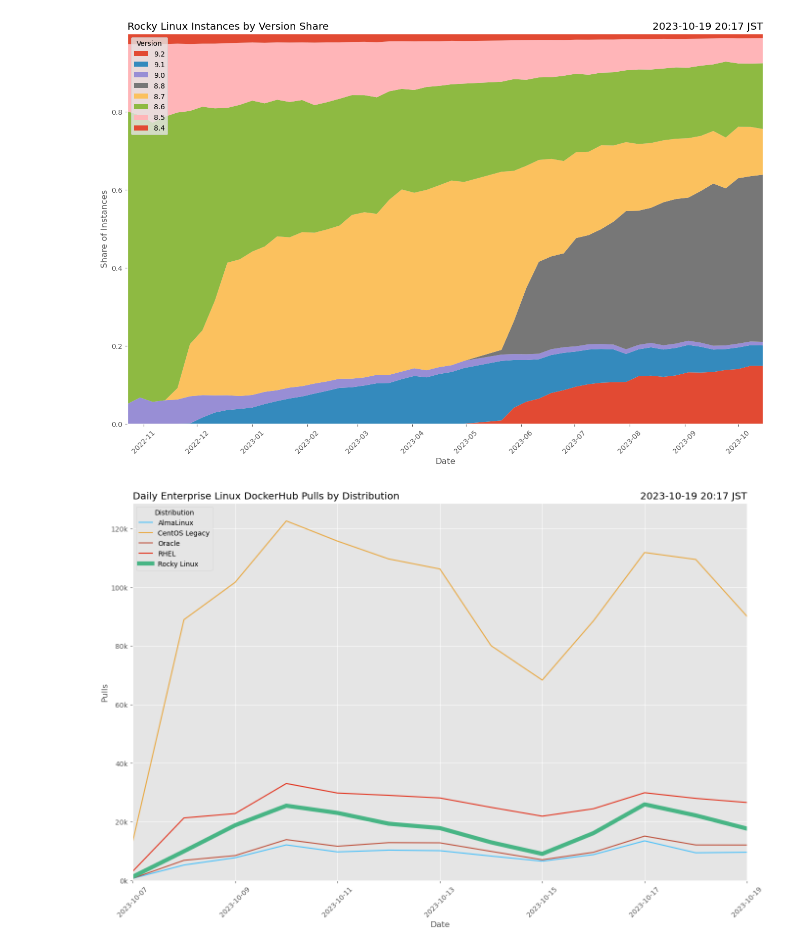
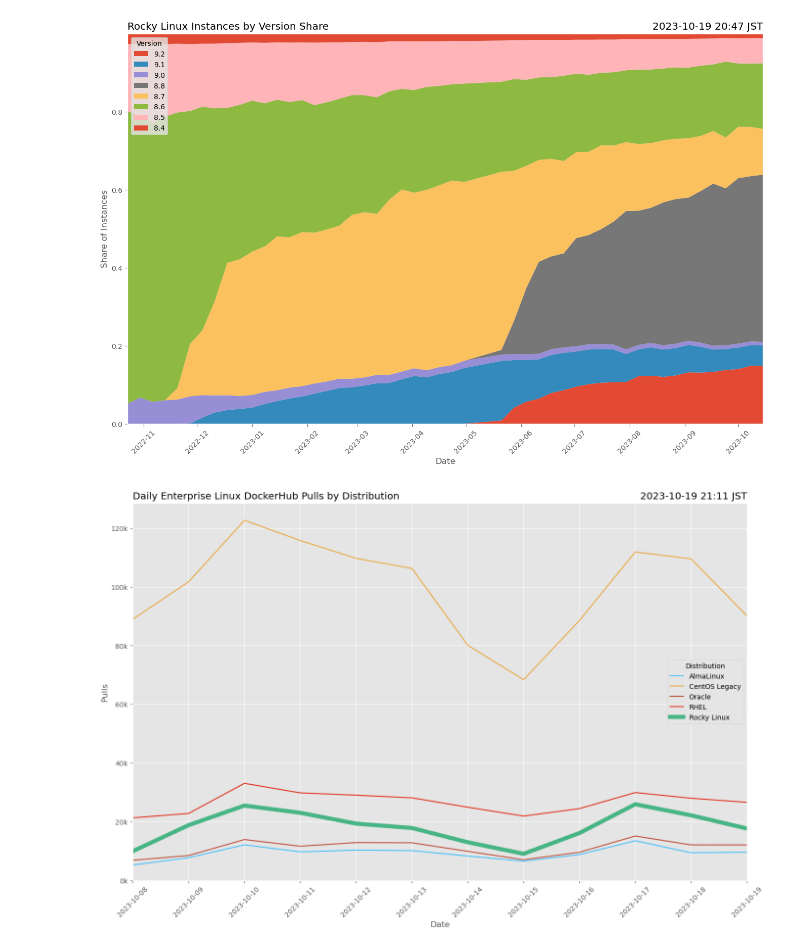
Before and after one commit to brianclemens/rocky-stats, a Jupyter notebook: epel.ipynb, the cells around one changed output. Saved outputs shown, nothing was run; the diff lists cells and outputs as text; code cells hidden in the pictures.

```diff
--- a/epel.ipynb
+++ b/epel.ipynb
@@ -519,30 +517,32 @@ plt.savefig(workdir + 'rocky_by_version_share_area.svg', bbox_inches='tight')
 # %%
 # Enterprise Linux DockerHub Pulls
 df = dh_dataframe
-df = df[df.index > startdate]
+df = df[df.index > "2023-10-08"]
 
 df = df.resample('D').sum()
 
 plt.style.use(plotstyle)
 fig = plt.figure(figsize=(figx, figy))
 ax = fig.add_subplot()
 
 for distro in dh_distros:
   if distro == emphasize:
     ax.plot(df[distro], label=labels[distro], color=colors[distro], linewidth=6)
   else:
     ax.plot(df[distro], label=labels[distro], color=colors[distro])
 
+ax.xaxis.set_major_locator(mdates.RRuleLocator(mdates.rrulewrapper(mdates.DAILY)))
 ax.yaxis.set_major_formatter(mticker.FuncFormatter(thousands))
+
 ax.set_ylim(bottom=0)
 plt.title('Daily Enterprise Linux DockerHub Pulls by Distribution', loc='left')
 plt.title(datetime.now().astimezone().strftime("%Y-%m-%d %H:%M %Z"), loc='right')
 plt.xlabel('Date')
 plt.xticks(rotation=45)
 plt.ylabel('Pulls')
 plt.legend(title='Distribution')
 plt.margins(0, tight=True)
 plt.savefig(workdir + 'dh_by_distro_line.png', bbox_inches='tight')
 plt.savefig(workdir + 'dh_by_distro_line.svg', bbox_inches='tight')
 # %% [output]
-[figure, old version]
+[figure, new version]
```
Also changed, not shown: parts of 2 cells of this notebook.
